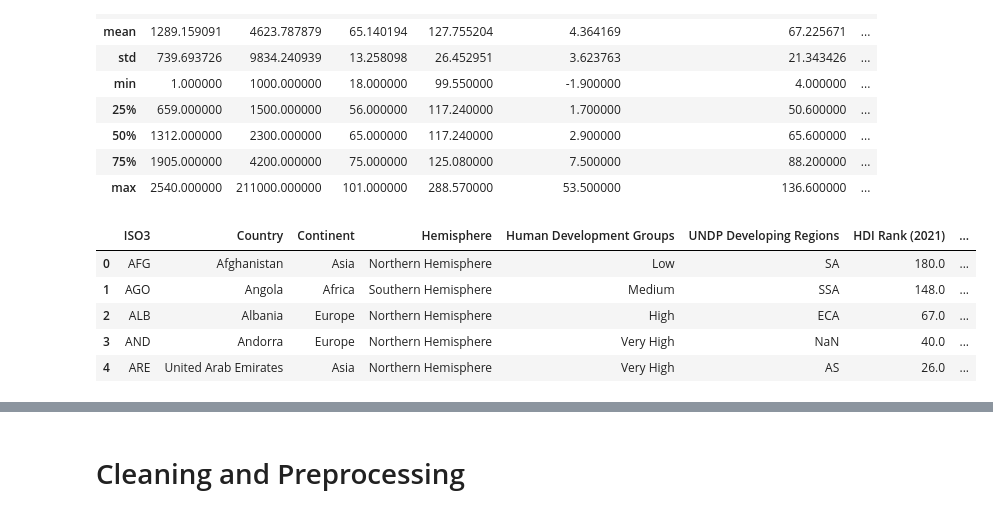
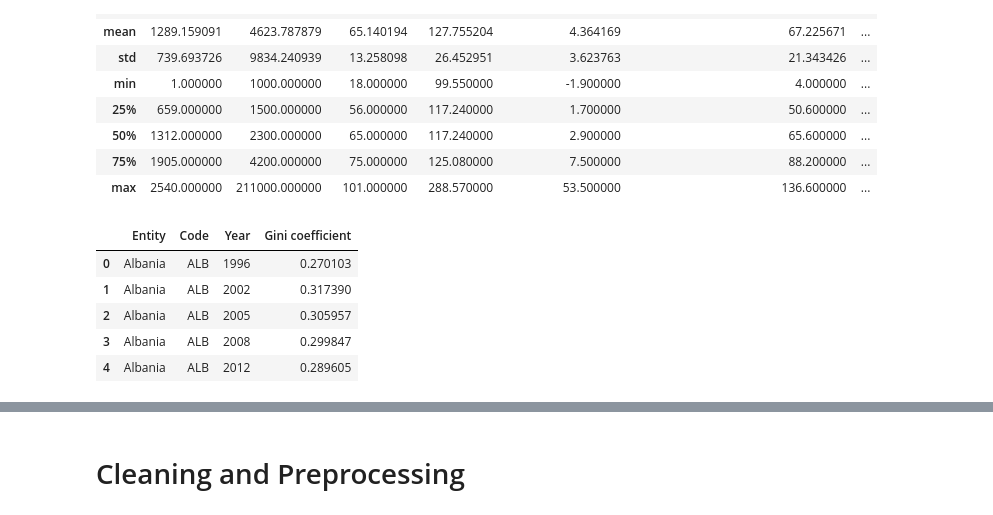
Before and after one commit to ErinZhan2500/SI618FinalProject, a Jupyter notebook: FinalProject.ipynb, the cells around one changed output, grey strips where cells are left out. Drawn from its saved outputs; the diff is of its cells as text; code cells hidden in the pictures.

Commit message:
new gini index data

```diff
--- a/FinalProject.ipynb
+++ b/FinalProject.ipynb
@@ -59,12 +59,12 @@ billionaires.describe()
 | 75% | 1905.000000 | 4200.000000 | 75.000000 | 125.080000 | 7.500000 | 88.200000 | ... |
 | max | 2540.000000 | 211000.000000 | 101.000000 | 288.570000 | 53.500000 | 136.600000 | ... |
 # %%
-income_inequality = pd.read_csv("Inequality in Income.csv")
+income_inequality = pd.read_csv("economic-inequality-gini-index.csv")
 income_inequality.head()
 # %% [output]
-|  | ISO3 | Country | Continent | Hemisphere | Human Development Groups | UNDP Developing Regions | HDI Rank (2021) | ... |
-| 0 | AFG | Afghanistan | Asia | Northern Hemisphere | Low | SA | 180.0 | ... |
-| 1 | AGO | Angola | Africa | Southern Hemisphere | Medium | SSA | 148.0 | ... |
-| 2 | ALB | Albania | Europe | Northern Hemisphere | High | ECA | 67.0 | ... |
-| 3 | AND | Andorra | Europe | Northern Hemisphere | Very High | NaN | 40.0 | ... |
-| 4 | ARE | United Arab Emirates | Asia | Northern Hemisphere | Very High | AS | 26.0 | ... |
+|  | Entity | Code | Year | Gini coefficient |
+| 0 | Albania | ALB | 1996 | 0.270103 |
+| 1 | Albania | ALB | 2002 | 0.317390 |
+| 2 | Albania | ALB | 2005 | 0.305957 |
+| 3 | Albania | ALB | 2008 | 0.299847 |
+| 4 | Albania | ALB | 2012 | 0.289605 |
```
Also changed, not shown: parts of 20 cells of this notebook, 1 other file.
